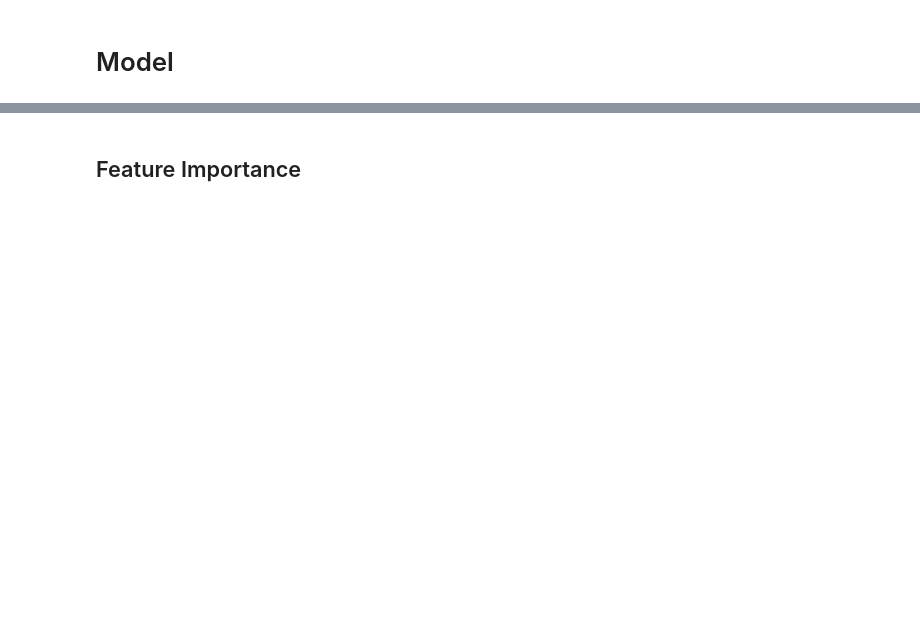
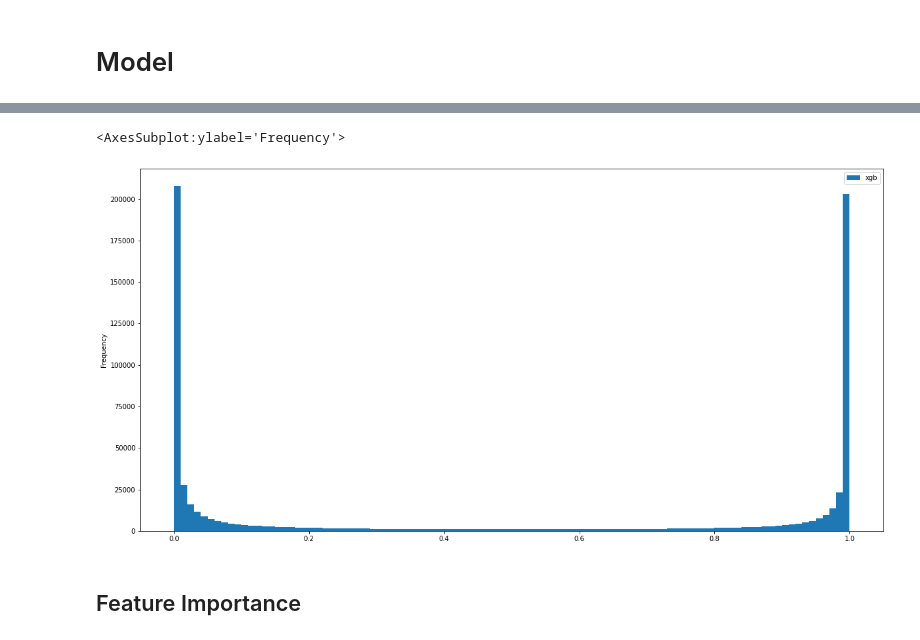
Before and after one commit to Kanaliha/Kaggle, a Jupyter notebook: Competitions/tabular-playground-series-may-2022/tps-may22.ipynb, the cells around one changed output, grey strips where cells are left out. Saved outputs shown, nothing was run; the diff lists cells and outputs as text; code cells hidden in the pictures; blank space fills up the shorter version.

```diff
--- a/Competitions/tabular-playground-series-may-2022/tps-may22.ipynb
+++ b/Competitions/tabular-playground-series-may-2022/tps-may22.ipynb
@@ -120,3 +201,8 @@ submission['xgb'] = y_xgb[:,1] # Metric is AUC -> we probabilities of 1 will yie
+# %%
+submission.plot.hist(bins = 100)
+# %% [output]
+<AxesSubplot:ylabel='Frequency'>
+[figure, added]
 # %% [markdown]
 ## Feature Importance
 # %%
```
Also changed, not shown: parts of 19 cells of this notebook.
